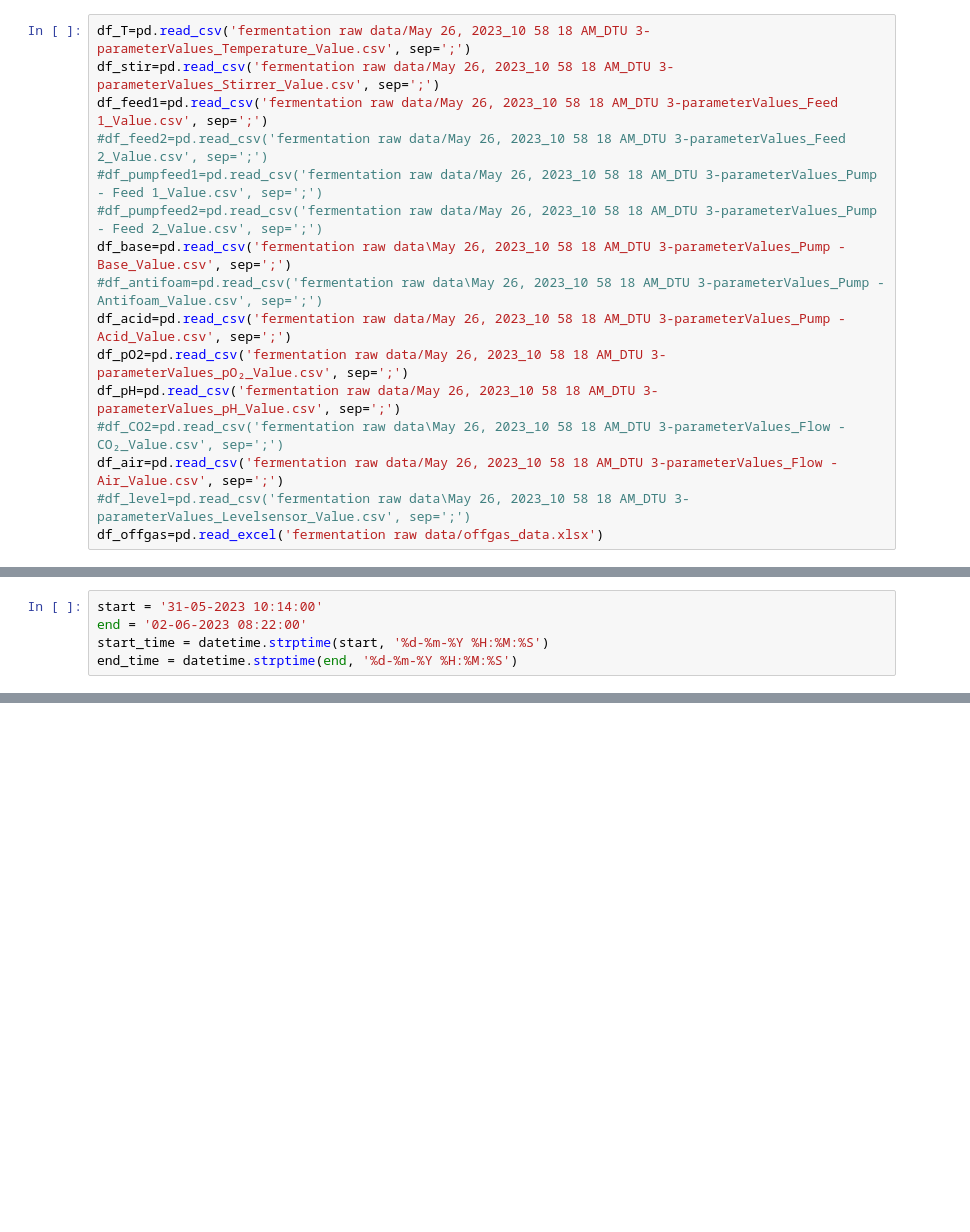
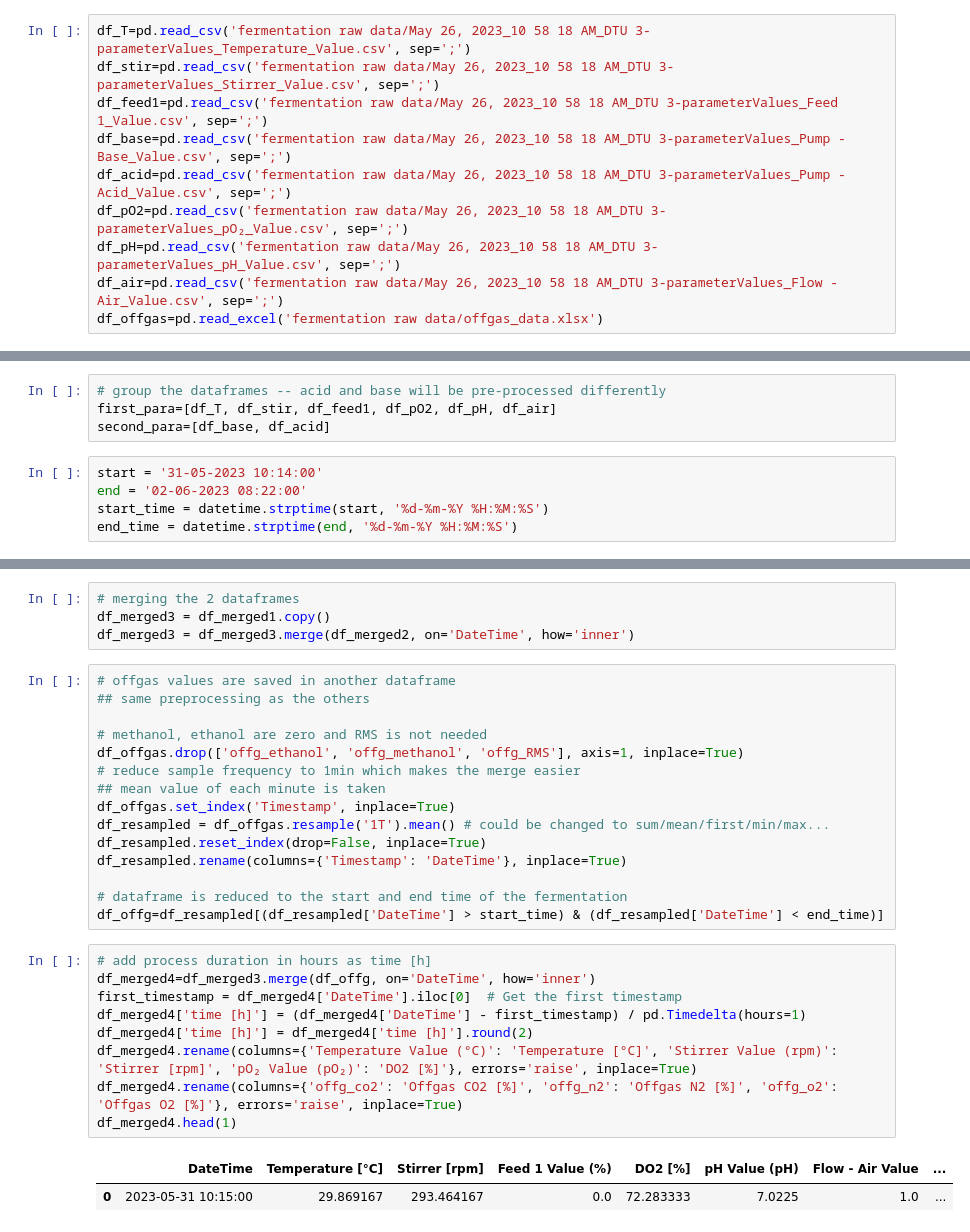
Before and after one commit to boripf/hybrid-model-corynebacterium, a Jupyter notebook: data_vis.ipynb, the cells around one changed output, grey strips where cells are left out. Saved outputs shown, nothing was run; the diff lists cells and outputs as text; blank space fills up the shorter version.

```diff
--- a/data_vis.ipynb
+++ b/data_vis.ipynb
@@ -7,15 +7,9 @@ import numpy as np
 df_T=pd.read_csv('fermentation raw data/May 26, 2023_10 58 18 AM_DTU 3-parameterValues_Temperature_Value.csv', sep=';')
 df_stir=pd.read_csv('fermentation raw data/May 26, 2023_10 58 18 AM_DTU 3-parameterValues_Stirrer_Value.csv', sep=';')
 df_feed1=pd.read_csv('fermentation raw data/May 26, 2023_10 58 18 AM_DTU 3-parameterValues_Feed 1_Value.csv', sep=';')
-#df_feed2=pd.read_csv('fermentation raw data/May 26, 2023_10 58 18 AM_DTU 3-parameterValues_Feed 2_Value.csv', sep=';')
-#df_pumpfeed1=pd.read_csv('fermentation raw data/May 26, 2023_10 58 18 AM_DTU 3-parameterValues_Pump - Feed 1_Value.csv', sep=';')
-#df_pumpfeed2=pd.read_csv('fermentation raw data/May 26, 2023_10 58 18 AM_DTU 3-parameterValues_Pump - Feed 2_Value.csv', sep=';')
-df_base=pd.read_csv('fermentation raw data\May 26, 2023_10 58 18 AM_DTU 3-parameterValues_Pump - Base_Value.csv', sep=';')
-#df_antifoam=pd.read_csv('fermentation raw data\May 26, 2023_10 58 18 AM_DTU 3-parameterValues_Pump - Antifoam_Value.csv', sep=';')
+df_base=pd.read_csv('fermentation raw data/May 26, 2023_10 58 18 AM_DTU 3-parameterValues_Pump - Base_Value.csv', sep=';')
 df_acid=pd.read_csv('fermentation raw data/May 26, 2023_10 58 18 AM_DTU 3-parameterValues_Pump - Acid_Value.csv', sep=';')
 df_pO2=pd.read_csv('fermentation raw data/May 26, 2023_10 58 18 AM_DTU 3-parameterValues_pO₂_Value.csv', sep=';')
 df_pH=pd.read_csv('fermentation raw data/May 26, 2023_10 58 18 AM_DTU 3-parameterValues_pH_Value.csv', sep=';')
-#df_CO2=pd.read_csv('fermentation raw data\May 26, 2023_10 58 18 AM_DTU 3-parameterValues_Flow - CO₂_Value.csv', sep=';')
 df_air=pd.read_csv('fermentation raw data/May 26, 2023_10 58 18 AM_DTU 3-parameterValues_Flow - Air_Value.csv', sep=';')
-#df_level=pd.read_csv('fermentation raw data\May 26, 2023_10 58 18 AM_DTU 3-parameterValues_Levelsensor_Value.csv', sep=';')
 df_offgas=pd.read_excel('fermentation raw data/offgas_data.xlsx')
@@ -24,3 +16,7 @@ parameters_df=[df_T, df_stir, df_feed1, df_base, df_acid, df_pO2, df_pH, df_air]
+# %%
+# group the dataframes -- acid and base will be pre-processed differently
+first_para=[df_T, df_stir, df_feed1, df_pO2, df_pH, df_air]
+second_para=[df_base, df_acid]
 # %%
 start = '31-05-2023 10:14:00'
 end = '02-06-2023 08:22:00'
@@ -229,0 +81,31 @@ df_included.shape
+# %%
+# merging the 2 dataframes
+df_merged3 = df_merged1.copy()
+df_merged3 = df_merged3.merge(df_merged2, on='DateTime', how='inner')
+# %%
+# offgas values are saved in another dataframe
+## same preprocessing as the others
+
+# methanol, ethanol are zero and RMS is not needed
+df_offgas.drop(['offg_ethanol', 'offg_methanol', 'offg_RMS'], axis=1, inplace=True)
+# reduce sample frequency to 1min which makes the merge easier
+## mean value of each minute is taken
+df_offgas.set_index('Timestamp', inplace=True)
+df_resampled = df_offgas.resample('1T').mean() # could be changed to sum/mean/first/min/max...
+df_resampled.reset_index(drop=False, inplace=True)
+df_resampled.rename(columns={'Timestamp': 'DateTime'}, inplace=True)
+
+# dataframe is reduced to the start and end time of the fermentation
+df_offg=df_resampled[(df_resampled['DateTime'] > start_time) & (df_resampled['DateTime'] < end_time)]
+# %%
+# add process duration in hours as time [h]
+df_merged4=df_merged3.merge(df_offg, on='DateTime', how='inner')
+first_timestamp = df_merged4['DateTime'].iloc[0]  # Get the first timestamp
+df_merged4['time [h]'] = (df_merged4['DateTime'] - first_timestamp) / pd.Timedelta(hours=1)
+df_merged4['time [h]'] = df_merged4['time [h]'].round(2)
+df_merged4.rename(columns={'Temperature Value (°C)': 'Temperature [°C]', 'Stirrer Value (rpm)': 'Stirrer [rpm]', 'pO₂ Value (pO₂)': 'DO2 [%]'}, errors='raise', inplace=True)
+df_merged4.rename(columns={'offg_co2': 'Offgas CO2 [%]', 'offg_n2': 'Offgas N2 [%]', 'offg_o2': 'Offgas O2 [%]'}, errors='raise', inplace=True)
+df_merged4.head(1)
+# %% [output]
+|  | DateTime | Temperature [°C] | Stirrer [rpm] | Feed 1 Value (%) | DO2 [%] | pH Value (pH) | Flow - Air Value | ... |
+| 0 | 2023-05-31 10:15:00 | 29.869167 | 293.464167 | 0.0 | 72.283333 | 7.0225 | 1.0 | ... |
```
Also changed, not shown: parts of 33 cells of this notebook, 22 other files.
